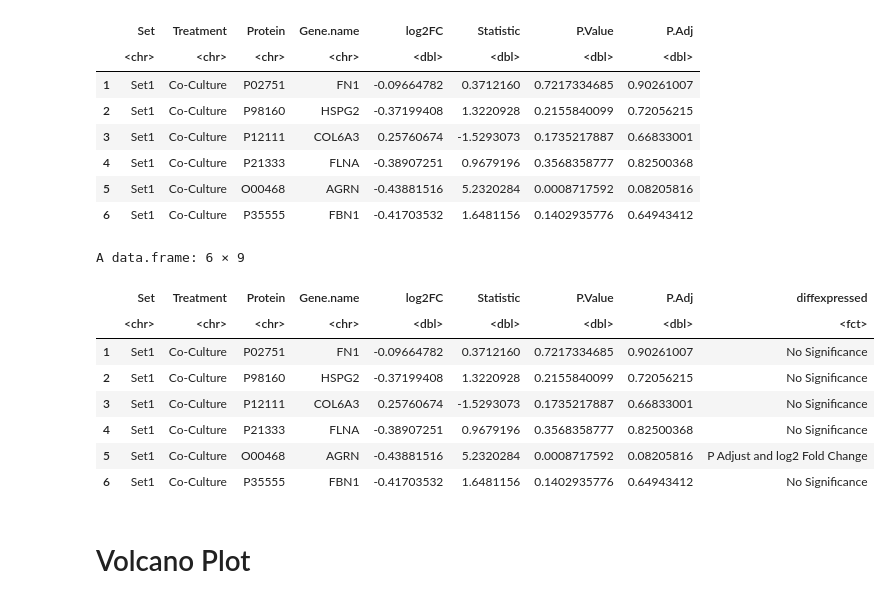
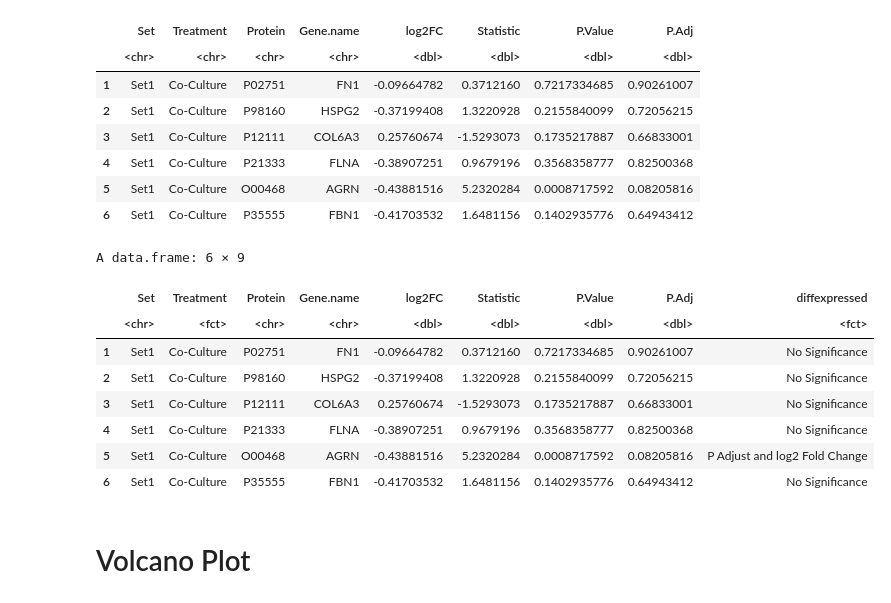
Before and after one commit to alexispayton/Wildfires-and-Extracellular-Vesicles-EVs-Woodsmoke-Alters-EV-Proteomic-Signatures-involved-in-Ext, a Jupyter notebook: 5. Statistical Visualizations/Volcano Plot (Figure 6).ipynb, the cells around one changed output. Cells and saved outputs as stored; diff of their text form; code cells hidden in the pictures.

```diff
--- a/5. Statistical Visualizations/Volcano Plot (Figure 6).ipynb
+++ b/5. Statistical Visualizations/Volcano Plot (Figure 6).ipynb
@@ -45,24 +45,28 @@ A data.frame: 6 × 8
 # %%
 # adding a col to denote whether a protein had a significant p adjust value, log FC, or both
 
 # add a column of NAs
 protein_df$diffexpressed <- "No Significance"
 
 # if p adjust is significant only
 protein_df$diffexpressed[protein_df$P.Adj < 0.2] <- "P Adjust Only"
 
 # if log2FC > log2(1.3) and P.Adj < 0.2, set as "UP"
 protein_df$diffexpressed[abs(protein_df$log2FC) > abs(log2(1.3)) & protein_df$P.Adj < 0.2] <- "P Adjust and log2 Fold Change"
 
 # making into a factor
 protein_df$diffexpressed = factor(protein_df$diffexpressed, levels = c("No Significance", "P Adjust Only",
                                                                        "P Adjust and log2 Fold Change"))
+
+# putting the treatment col into a factor
+protein_df$Treatment = factor(protein_df$Treatment, levels = c("Tri-Culture", "Co-Culture"))
+
 # viewing df
 head(protein_df)
 # %% [output]
 A data.frame: 6 × 9
 |  | Set | Treatment | Protein | Gene.name | log2FC | Statistic | P.Value | P.Adj | diffexpressed |
-|  | <chr> | <chr> | <chr> | <chr> | <dbl> | <dbl> | <dbl> | <dbl> | <fct> |
+|  | <chr> | <fct> | <chr> | <chr> | <dbl> | <dbl> | <dbl> | <dbl> | <fct> |
 | 1 | Set1 | Co-Culture | P02751 | FN1 | -0.09664782 | 0.3712160 | 0.7217334685 | 0.90261007 | No Significance |
 | 2 | Set1 | Co-Culture | P98160 | HSPG2 | -0.37199408 | 1.3220928 | 0.2155840099 | 0.72056215 | No Significance |
 | 3 | Set1 | Co-Culture | P12111 | COL6A3 | 0.25760674 | -1.5293073 | 0.1735217887 | 0.66833001 | No Significance |
```
Also changed, not shown: parts of 1 cell of this notebook.
